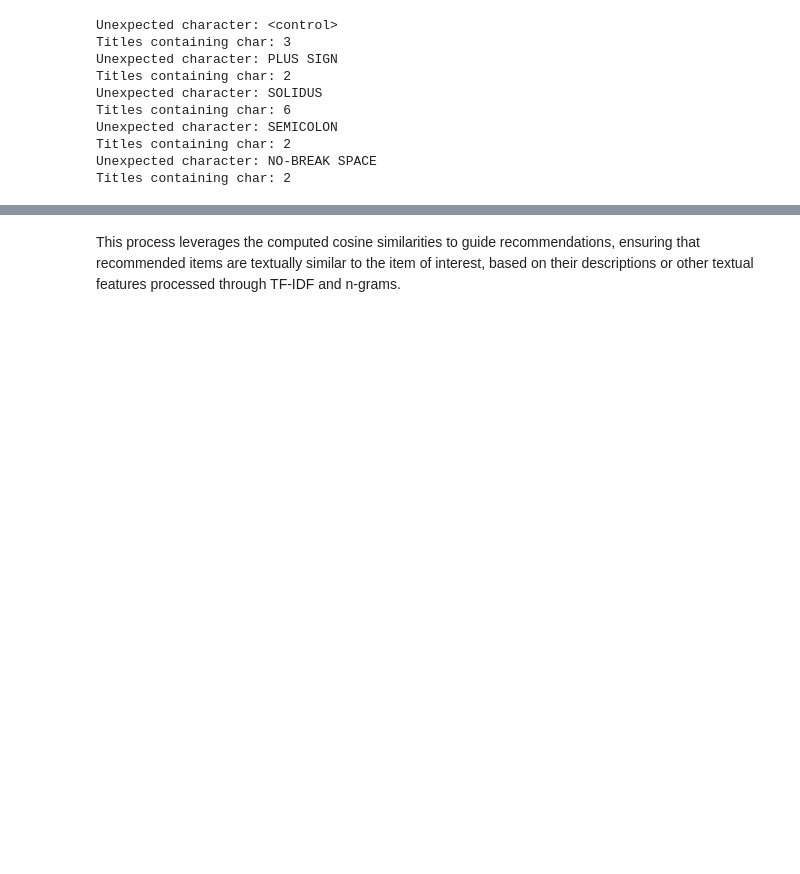
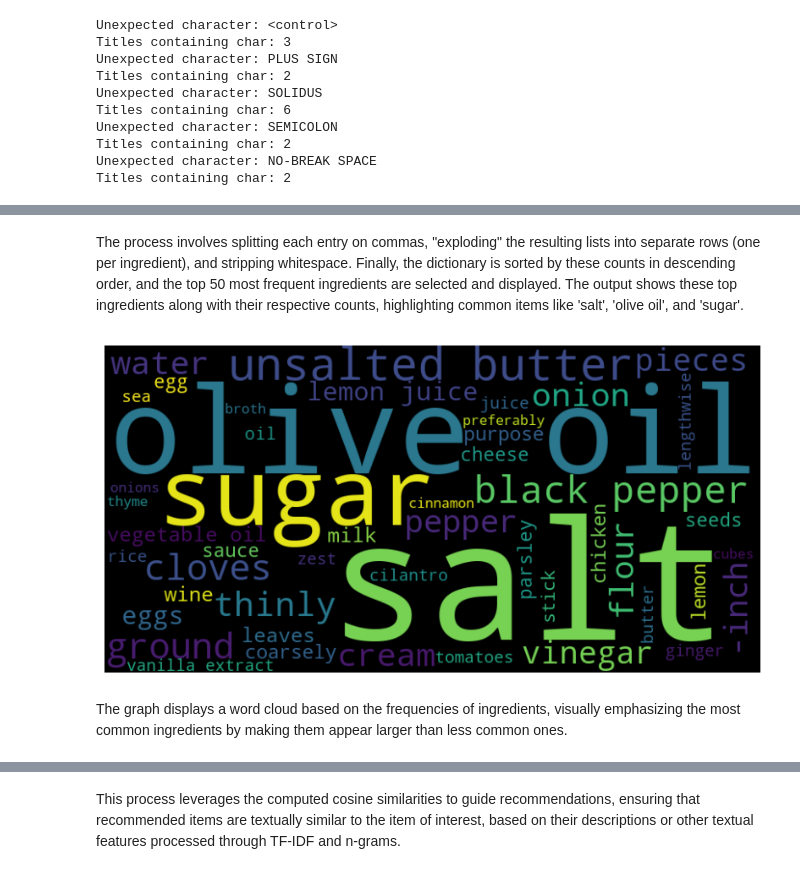
Before and after one commit to Jyotheekiran/NutriRec, a Jupyter notebook: Jyothi_NLP_CW1.ipynb, the cells around one changed output, grey strips where cells are left out. Saved outputs shown, nothing was run; the diff lists cells and outputs as text; code cells hidden in the pictures; blank space fills up the shorter version.

```diff
--- a/Jyothi_NLP_CW1.ipynb
+++ b/Jyothi_NLP_CW1.ipynb
@@ -377,3 +278,0 @@ def clean_ingredients_nlp(ingredient_text):
-# %%
-df['Cleaned_Ingredients'] = df['Cleaned_Ingredients'].apply(clean_ingredients_nlp)
-df['Cleaned_Ingredients'].head(20)
@@ -521,0 +441,10 @@ For a Given Item: To find items similar to a given item, look at the row or colu
+# %%
+# This line creates a Series with ingredients as the index and their counts as the values
+main_ingredients = df['Cleaned_Ingredients'].str.split(',').explode().str.strip().value_counts()
+
+# Convert the Series to a dictionary
+ingredients_dict = main_ingredients.to_dict()
+
+# Now ingredients_dict is a dictionary where the keys are ingredients and values are their counts
+top_ingredients = dict(sorted(ingredients_dict.items(), key=lambda item: item[1], reverse=True)[:50])
+top_ingredients
@@ -521,0 +469,21 @@ For a Given Item: To find items similar to a given item, look at the row or colu
+# %% [markdown]
+The process involves splitting each entry on commas, "exploding" the resulting lists into separate rows (one per ingredient), and stripping whitespace. Finally, the dictionary is sorted by these counts in descending order, and the top 50 most frequent ingredients are selected and displayed. The output shows these top ingredients along with their respective counts, highlighting common items like 'salt', 'olive oil', and 'sugar'.
+# %%
+from wordcloud import WordCloud
+
+# Create a dictionary of word frequencies
+word_freq = {'soy sauce': 10, 'ginger': 5, 'fish': 7}
+titles_dict = titles.to_dict()
+
+# Generate the word cloud
+wordcloud = WordCloud(width=800, height=400).generate_from_frequencies(top_ingredients)
+
+# Display the word cloud
+plt.figure(figsize=(10, 6))
+plt.imshow(wordcloud, interpolation='bilinear')
+plt.axis('off')
+plt.show()
+# %% [output]
+[figure, added]
+# %% [markdown]
+The graph displays a word cloud based on the frequencies of ingredients, visually emphasizing the most common ingredients by making them appear larger than less common ones.
```
Also changed, not shown: parts of 97 cells of this notebook, 1 other file.
